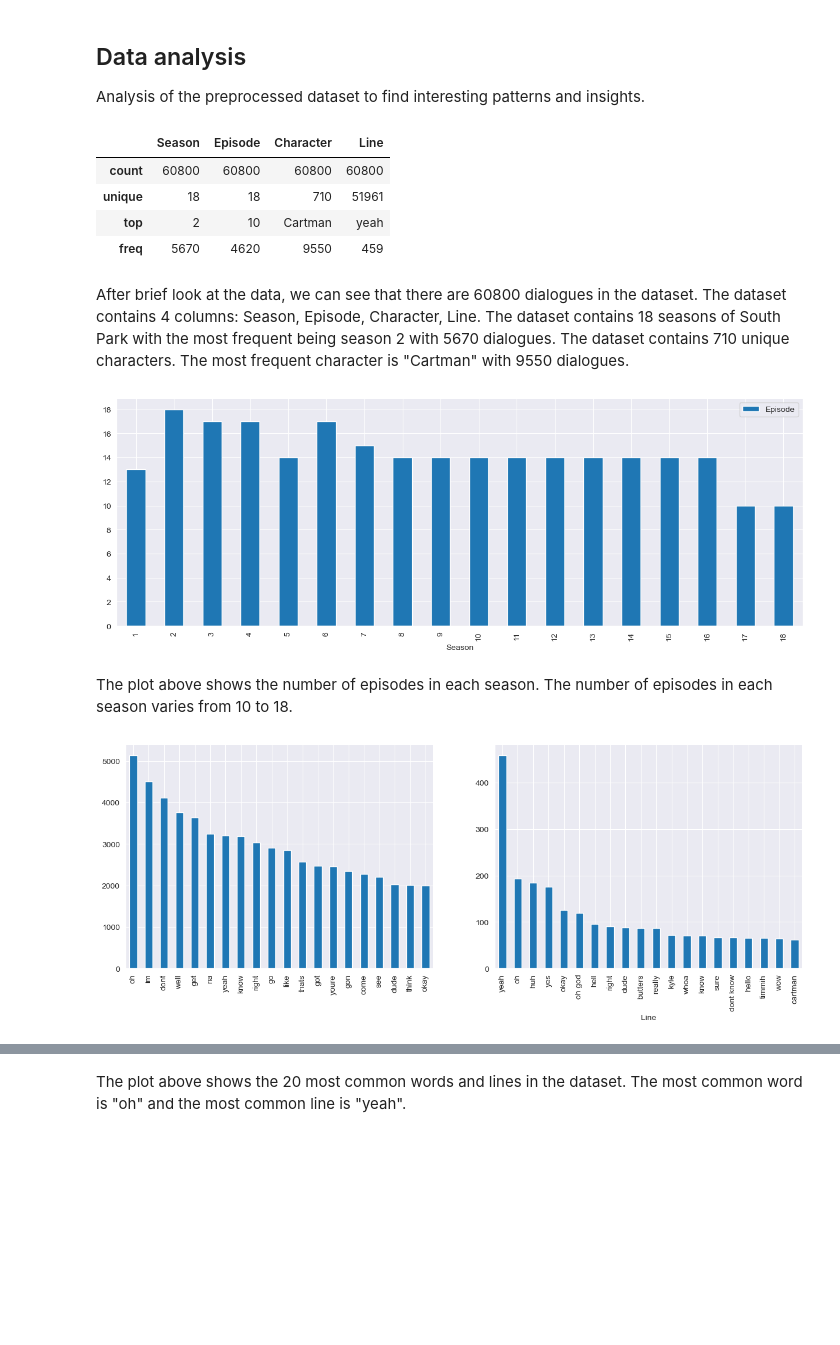
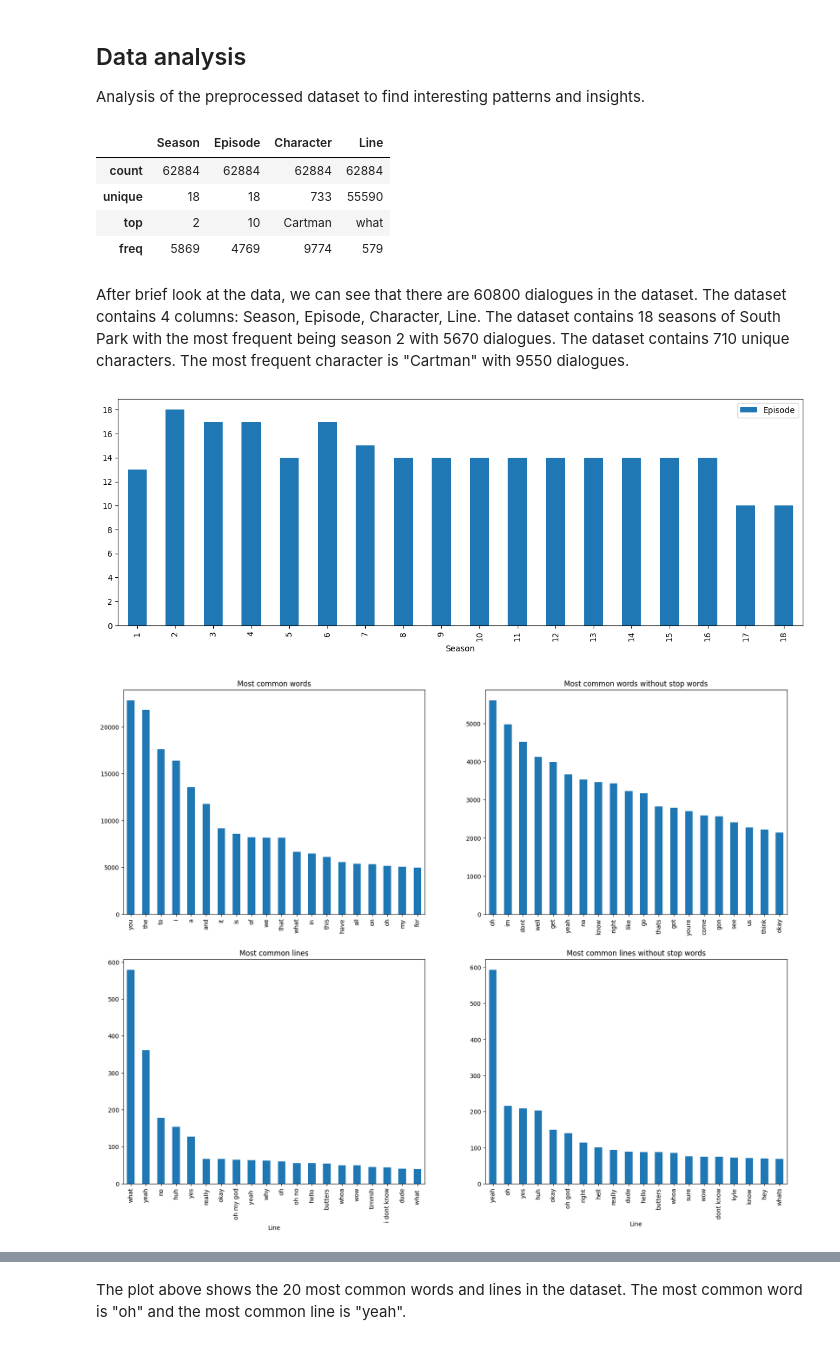
Before and after one commit to JGolaszewski/South-Park-Dialogues-To-Character-Prediction, a Jupyter notebook: Project.ipynb, the cells around one changed output, grey strips where cells are left out. Drawn from its saved outputs; the diff is of its cells as text; code cells hidden in the pictures; blank space fills up the shorter version.

Commit message:
Separate data frames variant with stop words and without

```diff
--- a/Project.ipynb
+++ b/Project.ipynb
@@ -116,8 +127,11 @@ The "Line" column is converted to lowercase and all punctuation characters are r
 # %%
 stop_words = set(stopwords.words("english"))
 
-df["Line"] = df["Line"].apply(lambda x: " ".join([word for word in word_tokenize(x) if word.lower() not in stop_words]))
-df.head(5)
+df_no_stop = df.copy()
+df_no_stop["Line"] = df_no_stop["Line"].apply(lambda x: " ".join([word for word in word_tokenize(x) if word.lower() not in stop_words]))
+df_no_stop = df_no_stop[df_no_stop["Line"].str.strip().astype(bool)]
+
+df_no_stop.head(5)
 # %% [output]
 |  | Season | Episode | Character | Line |
 | 0 | 10 | 1 | Stan | guys guys chef going away |
@@ -160,10 +172,10 @@ Analysis of the preprocessed dataset to find interesting patterns and insights.
 df.describe(include="all")
 # %% [output]
 |  | Season | Episode | Character | Line |
-| count | 60800 | 60800 | 60800 | 60800 |
-| unique | 18 | 18 | 710 | 51961 |
-| top | 2 | 10 | Cartman | yeah |
-| freq | 5670 | 4620 | 9550 | 459 |
+| count | 62884 | 62884 | 62884 | 62884 |
+| unique | 18 | 18 | 733 | 55590 |
+| top | 2 | 10 | Cartman | what |
+| freq | 5869 | 4769 | 9774 | 579 |
 # %% [markdown]
 After brief look at the data, we can see that there are 60800 dialogues in the dataset. The dataset contains 4 columns: Season, Episode, Character, Line. The dataset contains 18 seasons of South Park with the most frequent being season 2 with 5670 dialogues. The dataset contains 710 unique characters. The most frequent character is "Cartman" with 9550 dialogues.
 # %%
@@ -175,17 +187,27 @@ plt.gca().yaxis.set_major_locator(MaxNLocator(integer=True))
 
 plt.show()
 # %% [output]
-[figure, old version]
+[figure, new version]
-# %% [markdown]
-The plot above shows the number of episodes in each season. The number of episodes in each season varies from 10 to 18.
 # %%
 most_common_words = pd.Series(" ".join(df["Line"]).split()).value_counts()[:20]
+most_common_words_no_stop = pd.Series(" ".join(df_no_stop["Line"]).split()).value_counts()[:20]
 most_common_lines = df["Line"].value_counts()[:20]
+most_common_lines_no_stop = df_no_stop["Line"].value_counts()[:20]
 
-fig, ax = plt.subplots(1, 2, figsize=(15, 5))
-most_common_words.plot(kind="bar", ax=ax[0])
-most_common_lines.plot(kind="bar", ax=ax[1])
+fig, axs = plt.subplots(2, 2, figsize=(20, 15))
+
+most_common_words.plot(kind="bar", ax=axs[0, 0])
+axs[0, 0].set_title("Most common words")
+
+most_common_words_no_stop.plot(kind="bar", ax=axs[0, 1])
+axs[0, 1].set_title("Most common words without stop words")
+
+most_common_lines.plot(kind="bar", ax=axs[1, 0])
+axs[1, 0].set_title("Most common lines")
+
+most_common_lines_no_stop.plot(kind="bar", ax=axs[1, 1])
+axs[1, 1].set_title("Most common lines without stop words")
 
 plt.show()
 # %% [output]
-[figure, old version]
+[figure, new version]
```
Also changed, not shown: parts of 12 cells of this notebook.
